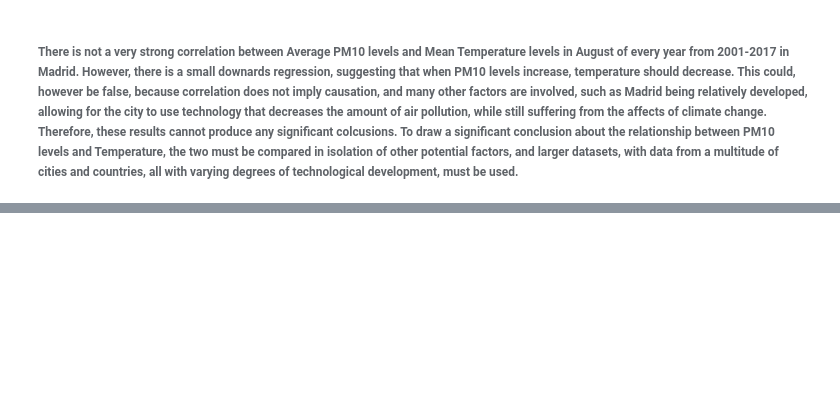
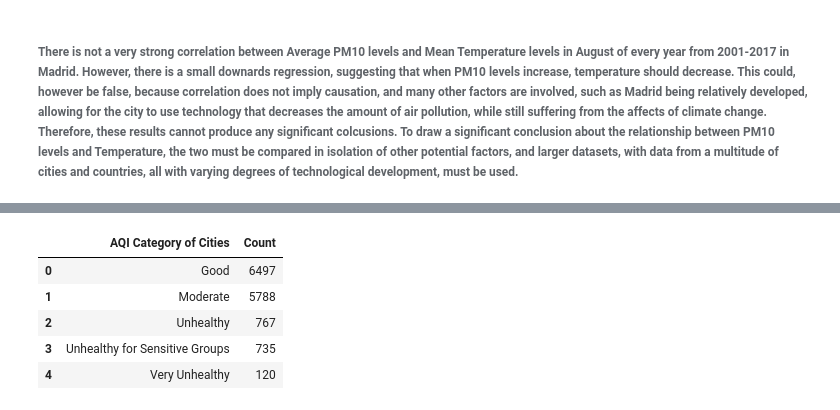
Before and after one commit to EirfatChoudhury/AQIVsTempContinued, a Jupyter notebook: data-analysis/AQIvsTemp.ipynb, the cells around one changed output, grey strips where cells are left out. Cells and saved outputs as stored; diff of their text form; code cells hidden in the pictures; blank space fills up the shorter version.

```diff
--- a/data-analysis/AQIvsTemp.ipynb
+++ b/data-analysis/AQIvsTemp.ipynb
@@ -109,0 +136,12 @@ for line in range(0, madrid_Temp_PM10.shape[0]):
+# %%
+AQI_Category_City_Counts = AQI_df["AQI Category"].value_counts().to_frame().reset_index()
+AQI_Category_City_Counts = AQI_Category_City_Counts.rename(columns={"AQI Category" : "Count"})
+AQI_Category_City_Counts = AQI_Category_City_Counts.rename(columns={"index" : "AQI Category of Cities"})
+AQI_Category_City_Counts.head()
+# %% [output]
+|  | AQI Category of Cities | Count |
+| 0 | Good | 6497 |
+| 1 | Moderate | 5788 |
+| 2 | Unhealthy | 767 |
+| 3 | Unhealthy for Sensitive Groups | 735 |
+| 4 | Very Unhealthy | 120 |
```
Also changed, not shown: parts of 9 cells of this notebook.
